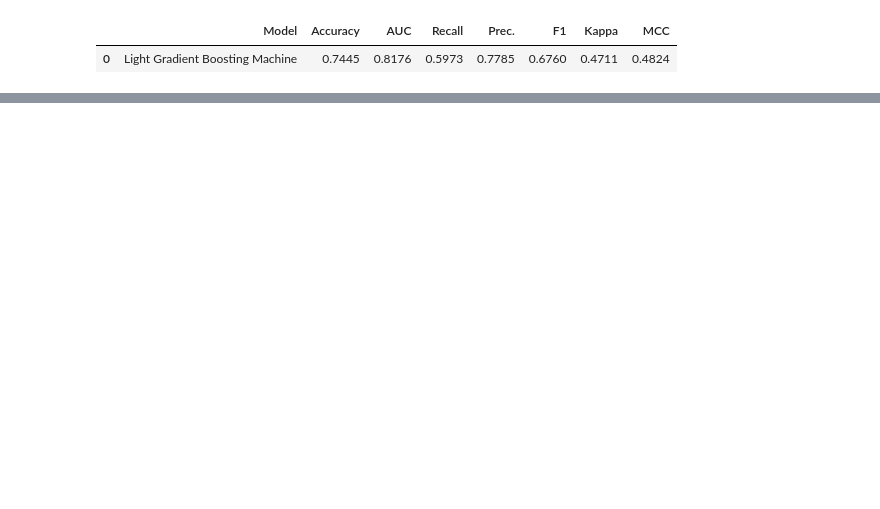
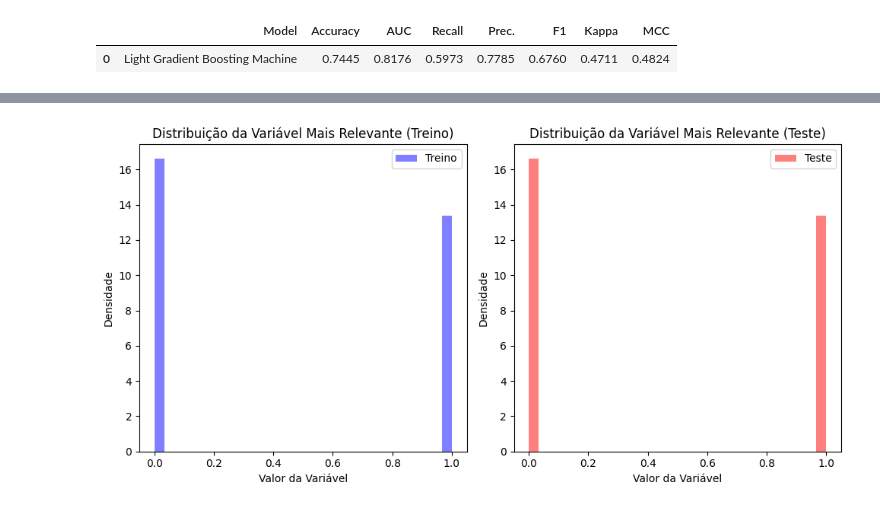
Before and after one commit to wilsonfalcao/eng-machine-learn-entrega, a Jupyter notebook: Index.ipynb, the cells around one changed output, grey strips where cells are left out. Saved outputs shown, nothing was run; the diff lists cells and outputs as text; code cells hidden in the pictures; blank space fills up the shorter version.

```diff
--- a/Index.ipynb
+++ b/Index.ipynb
@@ -175,0 +300,25 @@ cm =  metrics.confusion_matrix(predictions["shot_made_flag"], predictions['predi
+# %%
+# Identificar a variável mais relevante (por exemplo, variável alvo)
+variavel_mais_relevante = 'shot_made_flag'
+
+# Plotar histograma/densidade para a variável mais relevante nos conjuntos de treinamento e teste
+plt.figure(figsize=(10, 5))
+
+plt.subplot(1, 2, 1)
+plt.hist(y_train, bins=30, alpha=0.5, color='blue', label='Treino', density=True)
+plt.title('Distribuição da Variável Mais Relevante (Treino)')
+plt.xlabel('Valor da Variável')
+plt.ylabel('Densidade')
+plt.legend()
+
+plt.subplot(1, 2, 2)
+plt.hist(y_test, bins=30, alpha=0.5, color='red', label='Teste', density=True)
+plt.title('Distribuição da Variável Mais Relevante (Teste)')
+plt.xlabel('Valor da Variável')
+plt.ylabel('Densidade')
+plt.legend()
+
+plt.tight_layout()
+plt.show()
+# %% [output]
+[figure, added]
```
Also changed, not shown: parts of 14 cells of this notebook, 15 other files.
